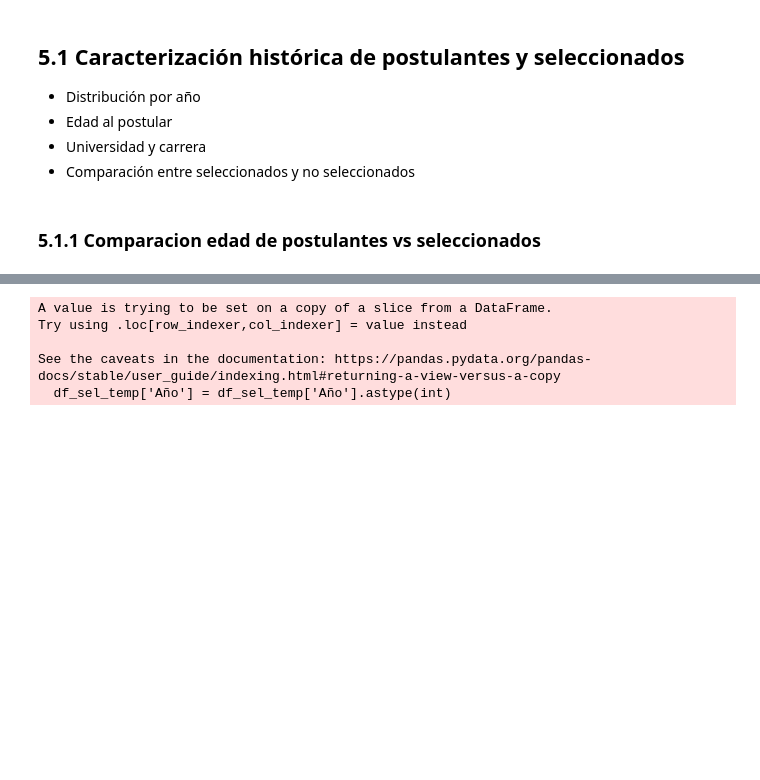
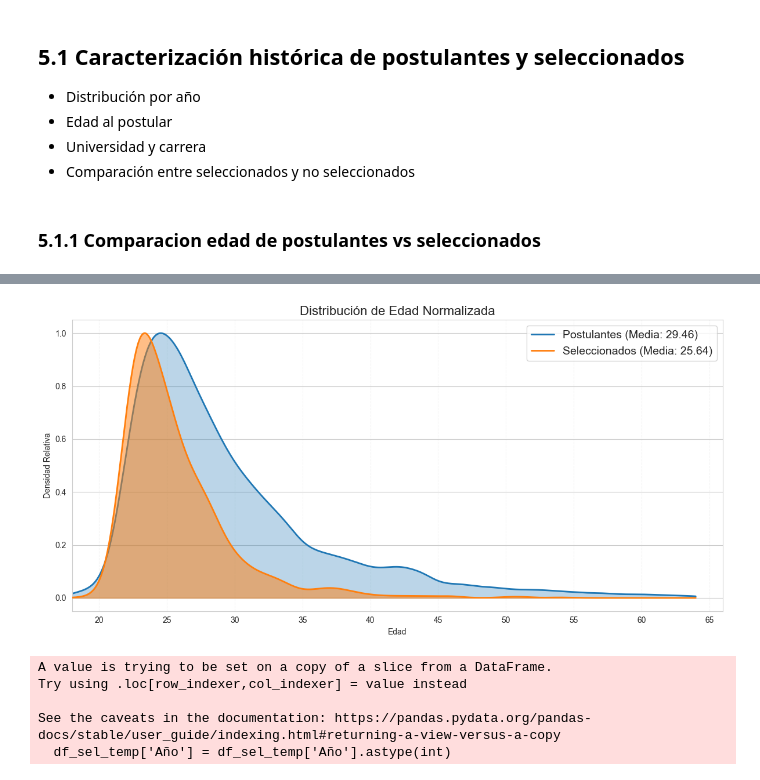
Before and after one commit to SergioHdezDC/IMT2200-Proyecto-Semestral, a Jupyter notebook: NotebookEnseñaChile.ipynb, the cells around one changed output, grey strips where cells are left out. Saved outputs shown, nothing was run; the diff lists cells and outputs as text; code cells hidden in the pictures; blank space fills up the shorter version.

Commit message:
grafico distribucion edad y analisis etario corregido

```diff
--- a/NotebookEnseñaChile.ipynb
+++ b/NotebookEnseñaChile.ipynb
@@ -1103,3 +1052,78 @@ plt.show()
+# %%
+df_sel_comp = df_eda_seleccionados[['Edad']].copy()
+df_sel_comp['Grupo'] = 'Seleccionados'
+
+
+df_gen_comp = df_eda_general[['Edad']].copy()
+df_gen_comp['Grupo'] = 'Postulantes'
+
+
+df_comparativo_edad = pd.concat([df_sel_comp, df_gen_comp])
+
+df_comparativo_edad = df_comparativo_edad.dropna(subset=['Edad'])
+df_comparativo_edad = df_comparativo_edad[
+    (df_comparativo_edad['Edad'] >= 18) & (df_comparativo_edad['Edad'] < 65)
+]
+
+plt.figure(figsize=(12, 6))
+
+# 1. Definición manual de Ticks (Tu lista exacta)
+custom_ticks = [20, 25, 30, 35, 40, 45, 50, 55, 60, 65]
+
+# 2. Grid para evaluar el KDE
+x_grid = np.linspace(df_comparativo_edad['Edad'].min(), df_comparativo_edad['Edad'].max(), 1000)
+
+grupos = ['Postulantes', 'Seleccionados']
+colores = sns.color_palette()
+
+# 3. Ciclo de Graficado
+for i, grupo in enumerate(grupos):
+    datos_grupo = df_comparativo_edad[df_comparativo_edad['Grupo'] == grupo]['Edad']
+    promedio = datos_grupo.mean()
+
+    # Cálculo KDE y Normalización
+    kde = gaussian_kde(datos_grupo)
+    y_vals = kde(x_grid)
+    y_vals_normalizados = y_vals / y_vals.max()
+
+    # Configuración de Capas (Z-order)
+    if grupo == 'Seleccionados':
+        capa_orden = 10
+        alpha_fill = 0.5
+    else:
+        capa_orden = 1
+        alpha_fill = 0.3
+
+    color_actual = colores[i]
+
+    # Graficar
+    plt.plot(x_grid, y_vals_normalizados, color=color_actual,
+             label=f'{grupo} (Media: {promedio:.2f})',
+             zorder=capa_orden + 1, linewidth=2)
+
+    plt.fill_between(x_grid, y_vals_normalizados, color=color_actual,
+                     alpha=alpha_fill, zorder=capa_orden)
+
+# 4. Aplicación de los Ticks
+plt.xticks(custom_ticks)
+
+# Ajustes finales
+plt.title('Distribución de Edad Normalizada', fontsize=16)
+plt.xlabel('Edad')
+plt.ylabel('Densidad Relativa')
+# frameon=True: Asegura que tenga un recuadro (útil si es muy grande para que no se mezcle)
+plt.legend(fontsize=14, loc='upper right', frameon=True).set_zorder(20)
+
+plt.grid(axis='x', alpha=0.2, linestyle='--')
+plt.xlim(18, 66)
+plt.tight_layout()
+
+# Guardar la imagen
+plt.savefig('imagenes/distribucion_edad_postulantes_normalizada.png')
+
+plt.show()
+# %% [output]
+[figure, added]
 # %%
 df_gen_temp = df_eda_general.rename(columns={'Año Pech': 'Año'})
 df_gen_temp = df_gen_temp.dropna(subset=['Año', 'Edad'])
```
Also changed, not shown: parts of 1 cell of this notebook, 4 other files.
